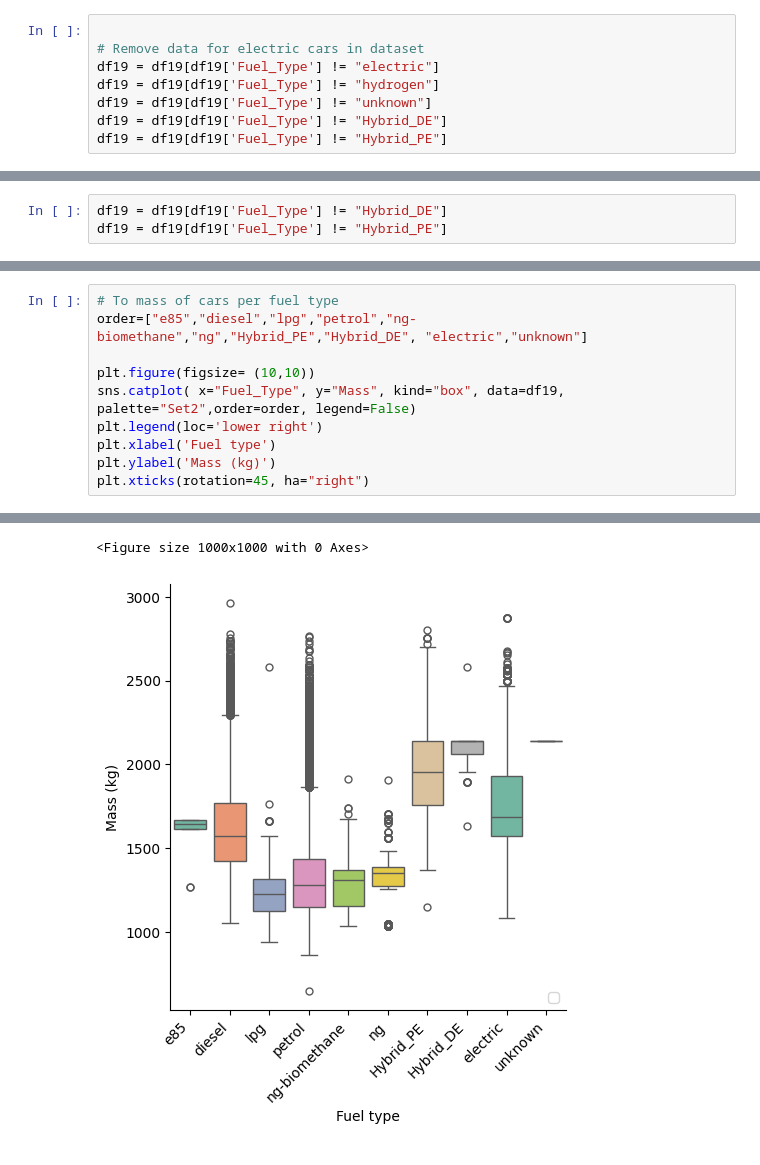
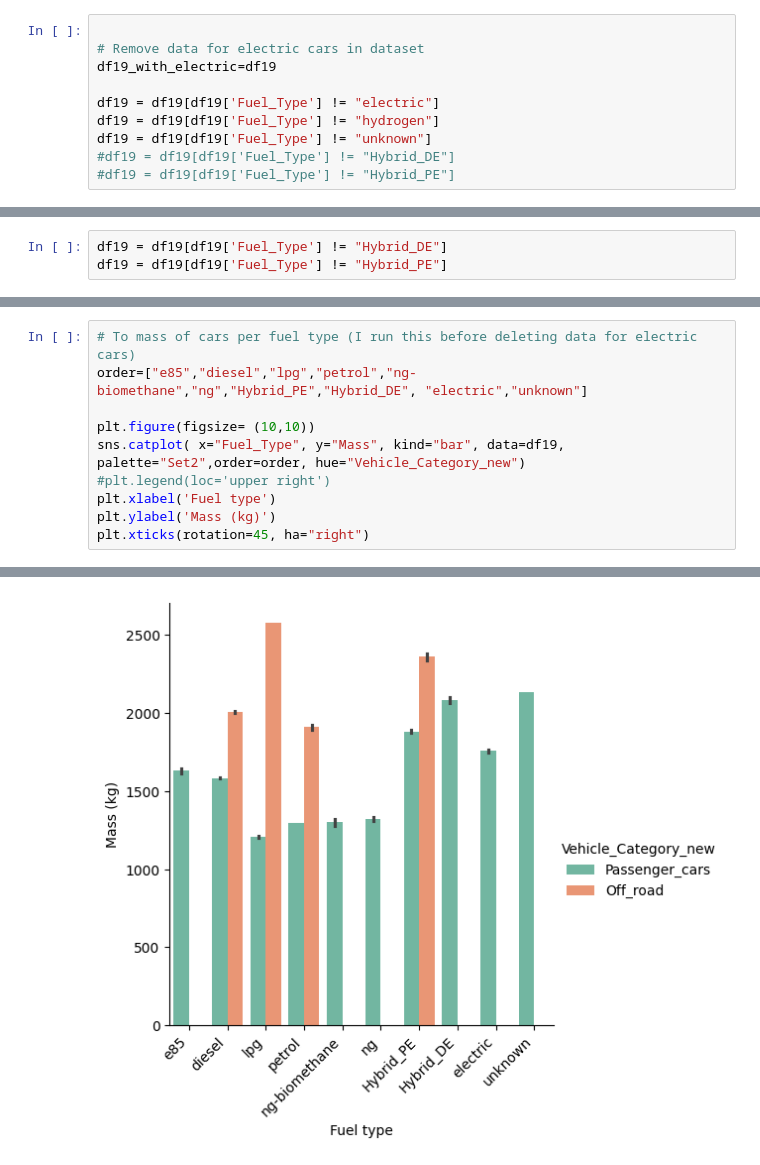
Before and after one commit to ChrisDataScientist/ChrisDataScientist, a Jupyter notebook: Pinelopi_CO2.ipynb, the cells around one changed output, grey strips where cells are left out. Cells and saved outputs as stored; diff of their text form.

```diff
--- a/Pinelopi_CO2.ipynb
+++ b/Pinelopi_CO2.ipynb
@@ -113,8 +100,10 @@ Name: count, dtype: int64
 # %%
 
 # Remove data for electric cars in dataset
+df19_with_electric=df19
+
 df19 = df19[df19['Fuel_Type'] != "electric"]
 df19 = df19[df19['Fuel_Type'] != "hydrogen"]
 df19 = df19[df19['Fuel_Type'] != "unknown"]
-df19 = df19[df19['Fuel_Type'] != "Hybrid_DE"]
-df19 = df19[df19['Fuel_Type'] != "Hybrid_PE"]
+#df19 = df19[df19['Fuel_Type'] != "Hybrid_DE"]
+#df19 = df19[df19['Fuel_Type'] != "Hybrid_PE"]
@@ -266,10 +237,10 @@ sns.heatmap(var_num.corr(), annot=True, cmap="RdBu_r", center =0)
 # %%
-# To mass of cars per fuel type
+# To mass of cars per fuel type (I run this before deleting data for electric cars)
 order=["e85","diesel","lpg","petrol","ng-biomethane","ng","Hybrid_PE","Hybrid_DE", "electric","unknown"]
 
 plt.figure(figsize= (10,10))
-sns.catplot( x="Fuel_Type", y="Mass", kind="box", data=df19, palette="Set2",order=order, legend=False)
-plt.legend(loc='lower right')
+sns.catplot( x="Fuel_Type", y="Mass", kind="bar", data=df19, palette="Set2",order=order, hue="Vehicle_Category_new")
+#plt.legend(loc='upper right')
 plt.xlabel('Fuel type')
 plt.ylabel('Mass (kg)')
 plt.xticks(rotation=45, ha="right")
@@ -292,5 +260,4 @@ No artists with labels found to put in legend.  Note that artists whose label st
-<Figure size 1000x1000 with 0 Axes>
-[figure, old version]
+[figure, new version]
 # %%
 #To visualize number of cars per country and fuel type:
 print(df19["Country"].value_counts()) #Display frequencies of modalities
```
Also changed, not shown: parts of 18 cells of this notebook.
